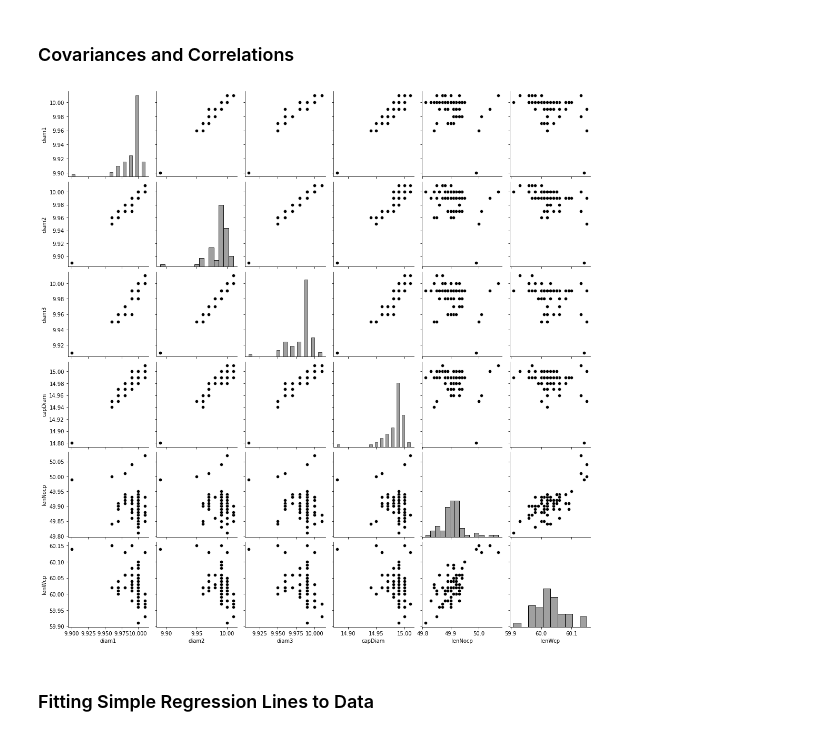
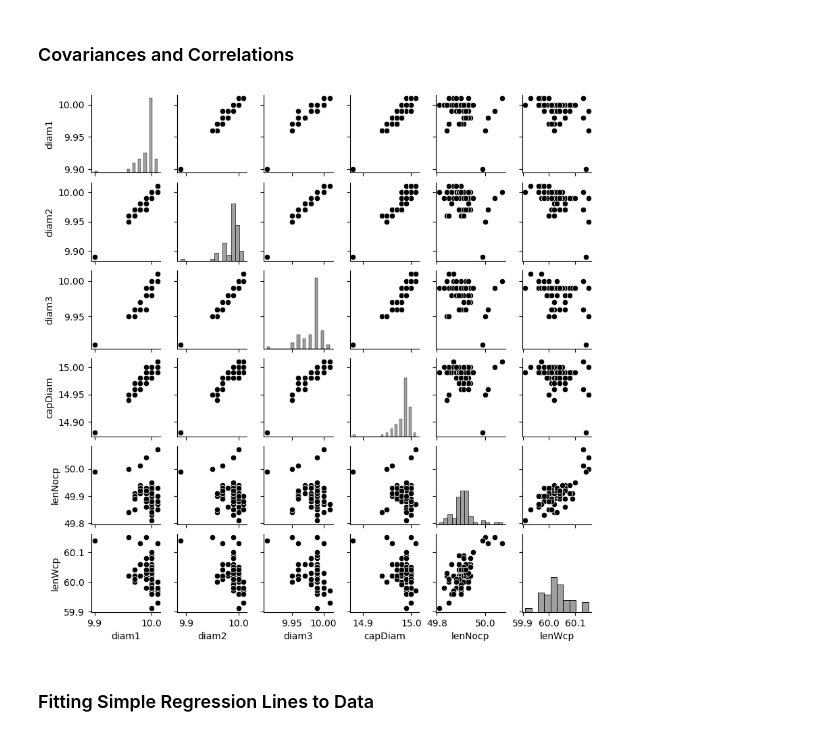
Before and after one commit to gedeck/mistat-code-solutions, a Jupyter notebook: ModernStatistics/notebooks/Chap004.ipynb, the cells around one changed output. Saved outputs shown, nothing was run; the diff lists cells and outputs as text; code cells hidden in the pictures.

```diff
--- a/ModernStatistics/notebooks/Chap004.ipynb
+++ b/ModernStatistics/notebooks/Chap004.ipynb
@@ -190,10 +190,10 @@ cond_dist = 100 * res3_res7 / res3_res7.sum(axis=0)
 ### Covariances and Correlations
 # %%
 almpin = mistat.load_data('ALMPIN')
-sns.pairplot(almpin, plot_kws={'color': 'black'}, diag_kws={'color': 'grey'})
+sns.pairplot(almpin, plot_kws={'color': 'black'}, diag_kws={'color': 'grey'}, height=1.4)
 plt.show()
 # %% [output]
-[figure, old version]
+[figure, new version]
 # %% [markdown]
 ### Fitting Simple Regression Lines to Data
 # %% [markdown]
```
Also changed, not shown: parts of 25 cells of this notebook, 17 other files.
